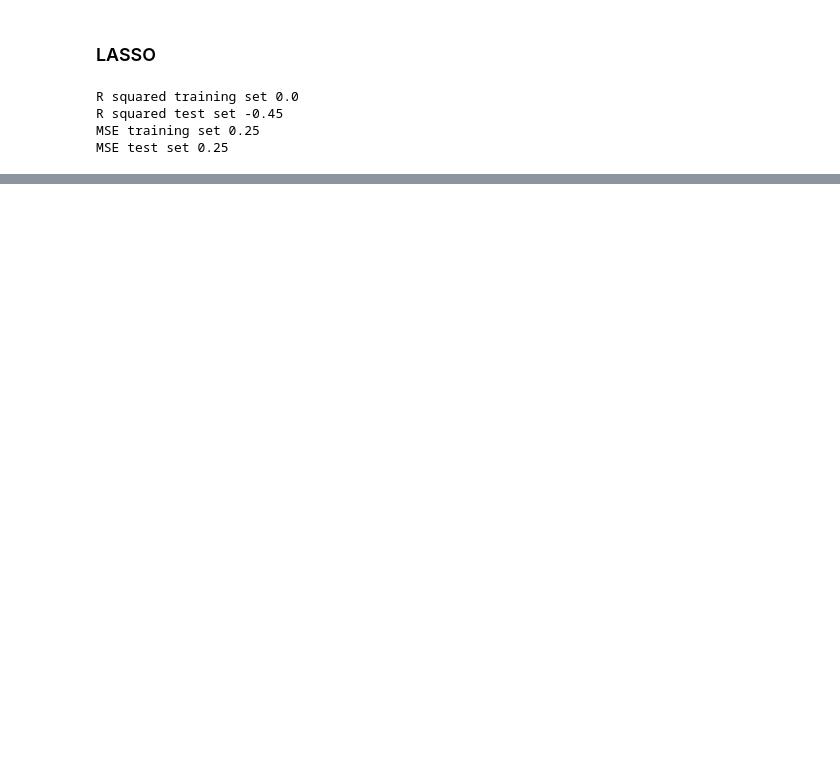
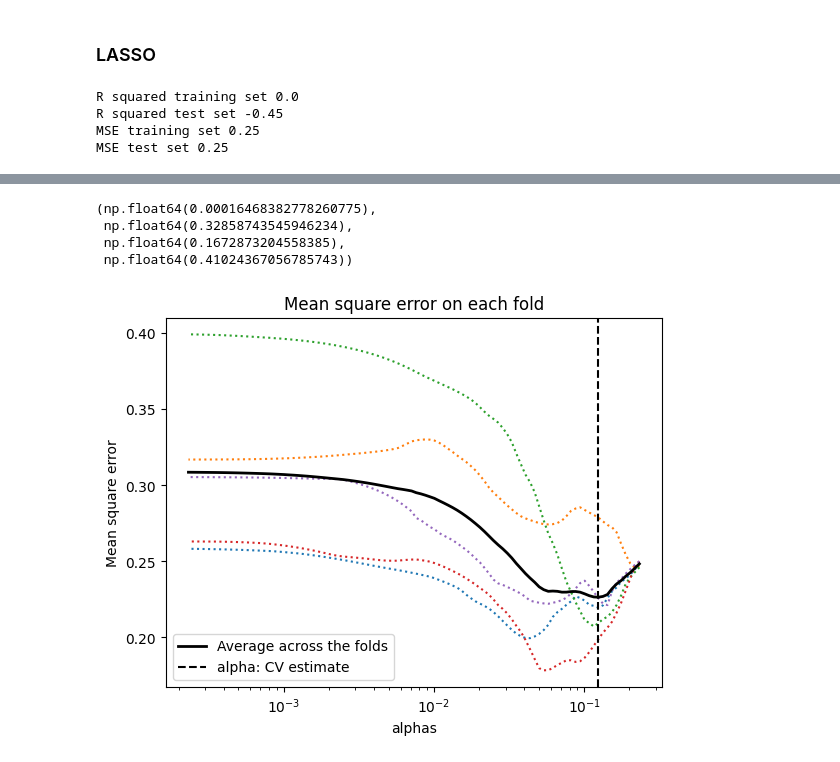
Before and after one commit to mcdowellkonnor/BrainConnectivity, a Jupyter notebook: BrainConnectivity/03_Feature_Analysis.ipynb, the cells around one changed output, grey strips where cells are left out. Saved outputs shown, nothing was run; the diff lists cells and outputs as text; code cells hidden in the pictures; blank space fills up the shorter version.

```diff
--- a/BrainConnectivity/03_Feature_Analysis.ipynb
+++ b/BrainConnectivity/03_Feature_Analysis.ipynb
@@ -220,0 +210,27 @@ Feature index 223: Coefficient -0.006690471209621203
+# %%
+plt.semilogx(lasso_cv.alphas_, lasso_cv.mse_path_, ":")
+plt.plot(
+    lasso_cv.alphas_ ,
+    lasso_cv.mse_path_.mean(axis=-1),
+    "k",
+    label="Average across the folds",
+    linewidth=2,
+)
+plt.axvline(
+    lasso_cv.alpha_, linestyle="--", color="k", label="alpha: CV estimate"
+)
+
+plt.legend()
+plt.xlabel("alphas")
+plt.ylabel("Mean square error")
+plt.title("Mean square error on each fold")
+plt.axis("tight")
+
+# ymin, ymax = 50000, 250000
+# plt.ylim(ymin, ymax);
+# %% [output]
+(np.float64(0.00016468382778260775),
+ np.float64(0.32858743545946234),
+ np.float64(0.1672873204558385),
+ np.float64(0.41024367056785743))
+[figure, added]
```
Also changed, not shown: parts of 9 cells of this notebook.
